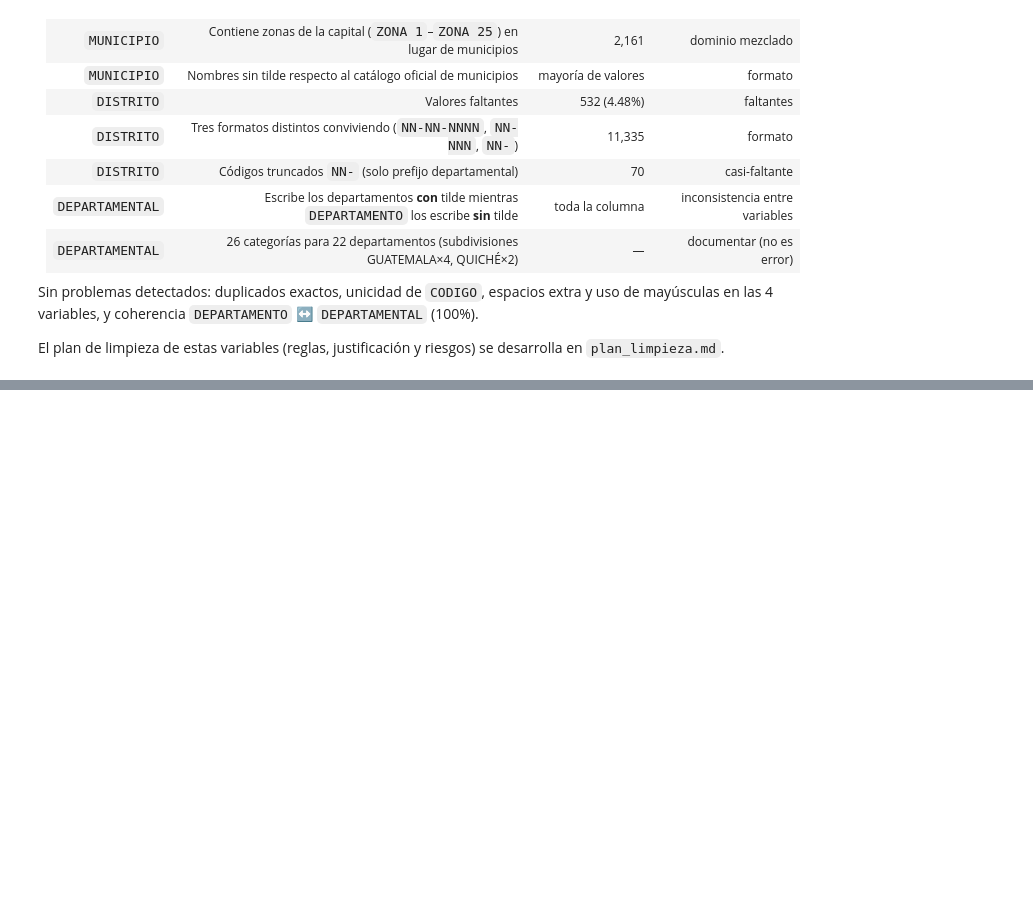
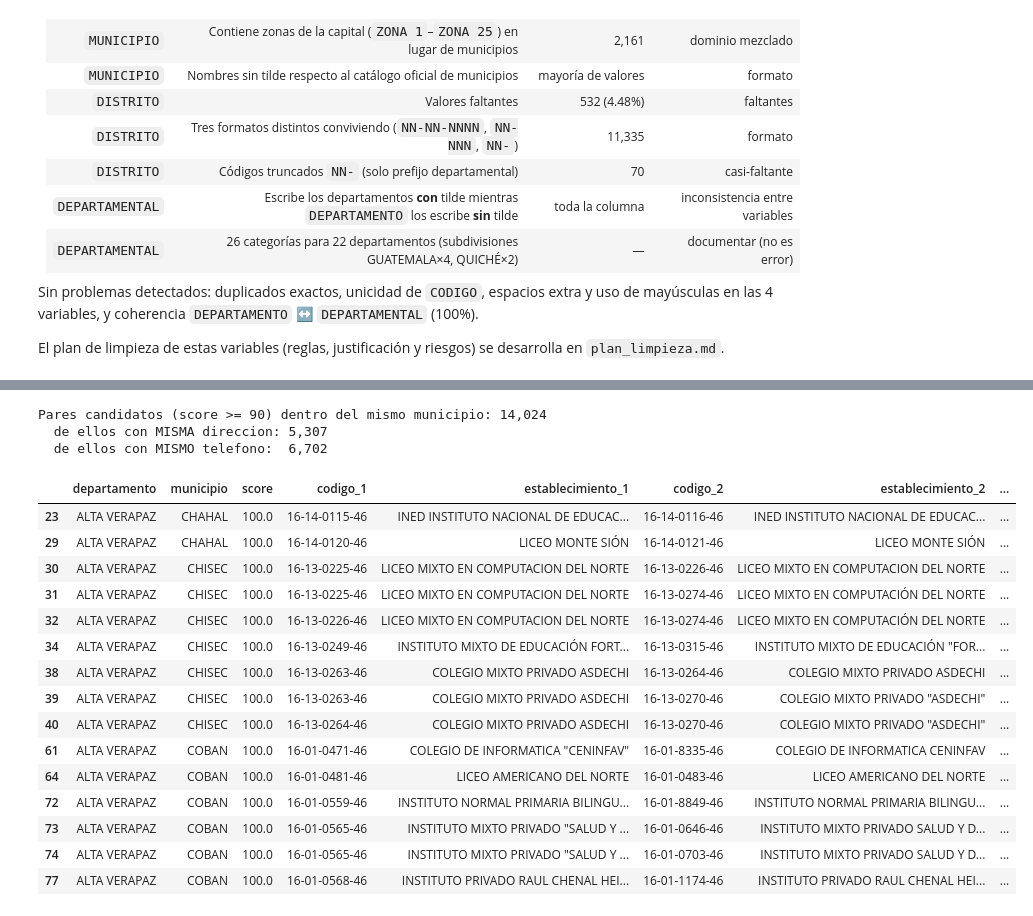
Before and after one commit to FerAHMz/proy1-ds, a Jupyter notebook: notebooks/01_diagnostico.ipynb, the cells around one changed output, grey strips where cells are left out. Saved outputs shown, nothing was run; the diff lists cells and outputs as text; code cells hidden in the pictures; blank space fills up the shorter version.

Commit message:
establecimiento mas direccion

```diff
--- a/notebooks/01_diagnostico.ipynb
+++ b/notebooks/01_diagnostico.ipynb
@@ -522,0 +809,61 @@ desarrolla en `plan_limpieza.md`.
+# %%
+from rapidfuzz import fuzz
+
+def norm_nombre(s):
+    s = sin_tildes(s).upper()
+    s = re.sub(r"[^A-Z0-9 ]", " ", s)
+    s = re.sub(r"\s+", " ", s).strip()
+    return s
+
+sub = df[["CODIGO", "DEPARTAMENTO", "MUNICIPIO",
+          "ESTABLECIMIENTO", "DIRECCION", "TELEFONO"]].copy()
+sub = sub[sub["ESTABLECIMIENTO"].notna()]
+sub["nombre_norm"] = sub["ESTABLECIMIENTO"].map(norm_nombre)
+
+UMBRAL = 90  # similitud minima (0-100) para considerar un par como candidato
+candidatos = []
+for (dep, mun), grupo in sub.groupby(["DEPARTAMENTO", "MUNICIPIO"]):
+    g = grupo.reset_index(drop=True)
+    for i in range(len(g)):
+        for j in range(i + 1, len(g)):
+            a, b = g.loc[i], g.loc[j]
+            score = fuzz.token_sort_ratio(a["nombre_norm"], b["nombre_norm"])
+            if score >= UMBRAL:
+                candidatos.append({
+                    "departamento": dep, "municipio": mun, "score": score,
+                    "codigo_1": a["CODIGO"], "establecimiento_1": a["ESTABLECIMIENTO"],
+                    "codigo_2": b["CODIGO"], "establecimiento_2": b["ESTABLECIMIENTO"],
+                    "misma_direccion": a["DIRECCION"] == b["DIRECCION"],
+                    "mismo_telefono": (a["TELEFONO"] == b["TELEFONO"]) and pd.notna(a["TELEFONO"]),
+                })
+
+cand = pd.DataFrame(candidatos)
+print(f"Pares candidatos (score >= {UMBRAL}) dentro del mismo municipio: {len(cand):,}")
+if len(cand):
+    print(f"  de ellos con MISMA direccion: {int(cand['misma_direccion'].sum()):,}")
+    print(f"  de ellos con MISMO telefono:  {int(cand['mismo_telefono'].sum()):,}")
+# %% [output]
+Pares candidatos (score >= 90) dentro del mismo municipio: 14,024
+  de ellos con MISMA direccion: 5,307
+  de ellos con MISMO telefono:  6,702
+# %%
+# Pares mas parecidos primero. Un score alto con distinta direccion/telefono y
+# nombre generico suele ser un plantel distinto, NO un duplicado.
+cand.sort_values(["score", "misma_direccion"], ascending=False).head(15) if len(cand) else cand
+# %% [output]
+|  | departamento | municipio | score | codigo_1 | establecimiento_1 | codigo_2 | establecimiento_2 | ... |
+| 23 | ALTA VERAPAZ | CHAHAL | 100.0 | 16-14-0115-46 | INED INSTITUTO NACIONAL DE EDUCAC... | 16-14-0116-46 | INED INSTITUTO NACIONAL DE EDUCAC... | ... |
+| 29 | ALTA VERAPAZ | CHAHAL | 100.0 | 16-14-0120-46 | LICEO MONTE SIÓN | 16-14-0121-46 | LICEO MONTE SIÓN | ... |
+| 30 | ALTA VERAPAZ | CHISEC | 100.0 | 16-13-0225-46 | LICEO MIXTO EN COMPUTACION DEL NORTE | 16-13-0226-46 | LICEO MIXTO EN COMPUTACION DEL NORTE | ... |
+| 31 | ALTA VERAPAZ | CHISEC | 100.0 | 16-13-0225-46 | LICEO MIXTO EN COMPUTACION DEL NORTE | 16-13-0274-46 | LICEO MIXTO EN COMPUTACIÓN DEL NORTE | ... |
+| 32 | ALTA VERAPAZ | CHISEC | 100.0 | 16-13-0226-46 | LICEO MIXTO EN COMPUTACION DEL NORTE | 16-13-0274-46 | LICEO MIXTO EN COMPUTACIÓN DEL NORTE | ... |
+| 34 | ALTA VERAPAZ | CHISEC | 100.0 | 16-13-0249-46 | INSTITUTO MIXTO DE EDUCACIÓN FORT... | 16-13-0315-46 | INSTITUTO MIXTO DE EDUCACIÓN "FOR... | ... |
+| 38 | ALTA VERAPAZ | CHISEC | 100.0 | 16-13-0263-46 | COLEGIO MIXTO PRIVADO ASDECHI | 16-13-0264-46 | COLEGIO MIXTO PRIVADO ASDECHI | ... |
+| 39 | ALTA VERAPAZ | CHISEC | 100.0 | 16-13-0263-46 | COLEGIO MIXTO PRIVADO ASDECHI | 16-13-0270-46 | COLEGIO MIXTO PRIVADO "ASDECHI" | ... |
+| 40 | ALTA VERAPAZ | CHISEC | 100.0 | 16-13-0264-46 | COLEGIO MIXTO PRIVADO ASDECHI | 16-13-0270-46 | COLEGIO MIXTO PRIVADO "ASDECHI" | ... |
+| 61 | ALTA VERAPAZ | COBAN | 100.0 | 16-01-0471-46 | COLEGIO DE INFORMATICA "CENINFAV" | 16-01-8335-46 | COLEGIO DE INFORMATICA CENINFAV | ... |
+| 64 | ALTA VERAPAZ | COBAN | 100.0 | 16-01-0481-46 | LICEO AMERICANO DEL NORTE | 16-01-0483-46 | LICEO AMERICANO DEL NORTE | ... |
+| 72 | ALTA VERAPAZ | COBAN | 100.0 | 16-01-0559-46 | INSTITUTO NORMAL PRIMARIA BILINGU... | 16-01-8849-46 | INSTITUTO NORMAL PRIMARIA BILINGU... | ... |
+| 73 | ALTA VERAPAZ | COBAN | 100.0 | 16-01-0565-46 | INSTITUTO MIXTO PRIVADO "SALUD Y ... | 16-01-0646-46 | INSTITUTO MIXTO PRIVADO SALUD Y D... | ... |
+| 74 | ALTA VERAPAZ | COBAN | 100.0 | 16-01-0565-46 | INSTITUTO MIXTO PRIVADO "SALUD Y ... | 16-01-0703-46 | INSTITUTO MIXTO PRIVADO SALUD Y D... | ... |
+| 77 | ALTA VERAPAZ | COBAN | 100.0 | 16-01-0568-46 | INSTITUTO PRIVADO RAUL CHENAL HEI... | 16-01-1174-46 | INSTITUTO PRIVADO RAUL CHENAL HEI... | ... |
```
Also changed, not shown: parts of 20 cells of this notebook, 1 other file.
